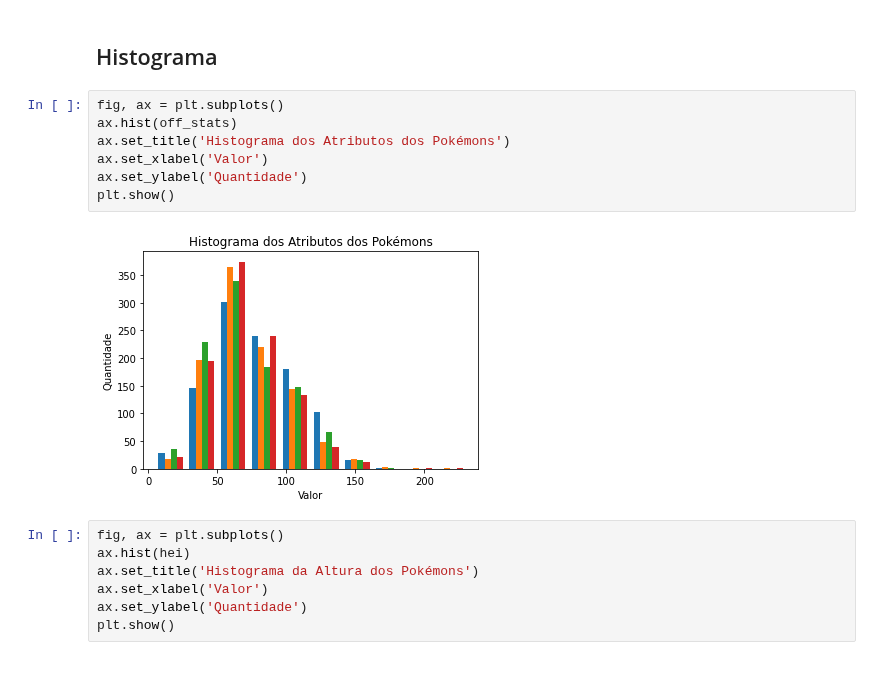
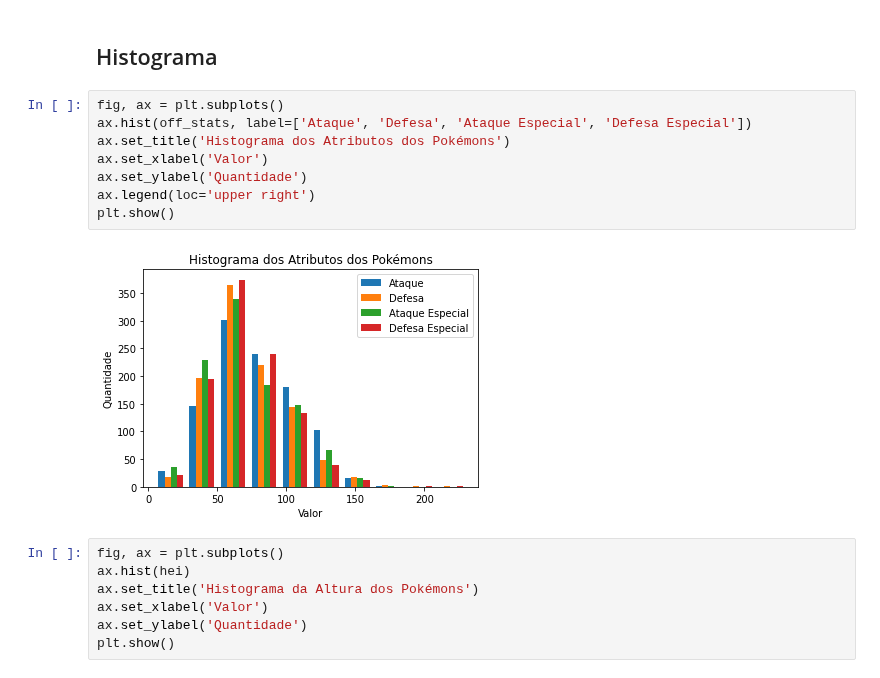
Before and after one commit to CaioCBCouto/Estatistica, a Jupyter notebook: ccbc.ipynb, the cells around one changed output. Cells and saved outputs as stored; diff of their text form.

Commit message:
Added stuff to code and images

```diff
--- a/ccbc.ipynb
+++ b/ccbc.ipynb
@@ -106,13 +109,14 @@ plt.show()
 ## Histograma
 # %%
 fig, ax = plt.subplots()
-ax.hist(off_stats)
+ax.hist(off_stats, label=['Ataque', 'Defesa', 'Ataque Especial', 'Defesa Especial'])
 ax.set_title('Histograma dos Atributos dos Pokémons')
 ax.set_xlabel('Valor')
 ax.set_ylabel('Quantidade')
+ax.legend(loc='upper right')
 plt.show()
 # %% [output]
-[figure, old version]
+[figure, new version]
 # %%
 fig, ax = plt.subplots()
 ax.hist(hei)
```
Also changed, not shown: parts of 18 cells of this notebook, 14 other files.
